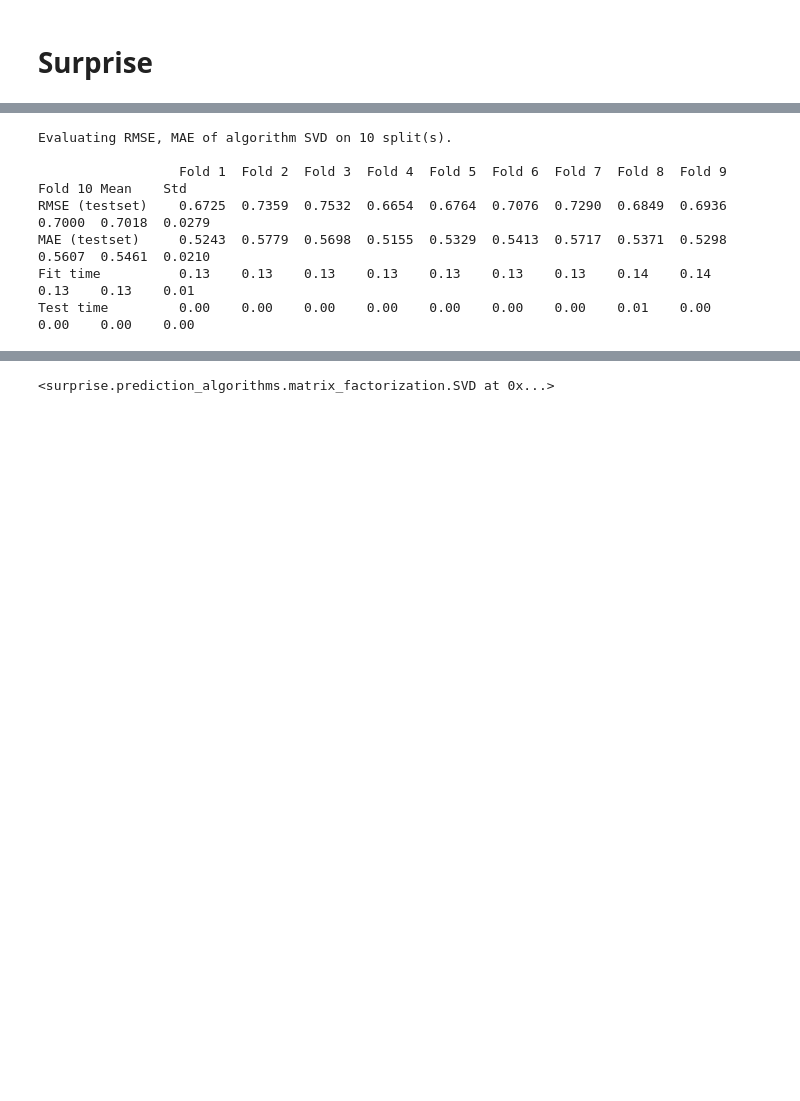
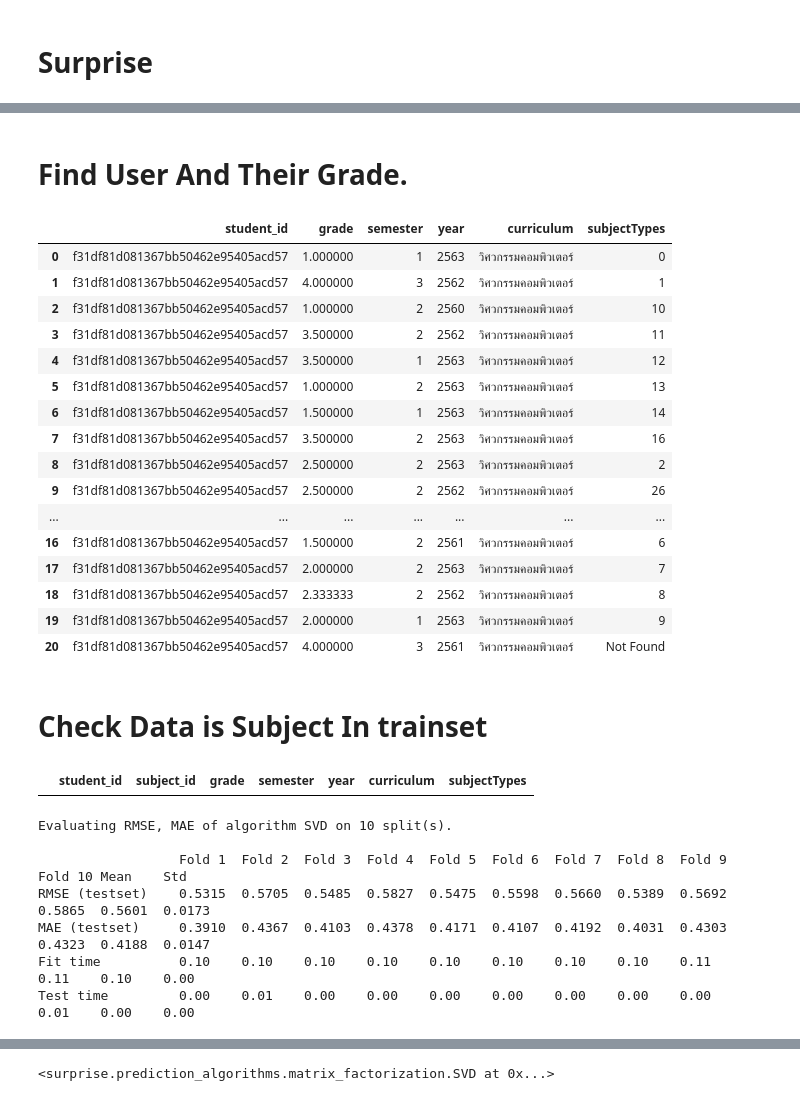
Before and after one commit to MashMaleLLO/Project_APS_CE_DEV, a Jupyter notebook: DataPrep_APS_CE.ipynb, the cells around one changed output, grey strips where cells are left out. Drawn from its saved outputs; the diff is of its cells as text; code cells hidden in the pictures; blank space fills up the shorter version.

```diff
--- a/DataPrep_APS_CE.ipynb
+++ b/DataPrep_APS_CE.ipynb
@@ -450,9 +476,41 @@ import numpy as np
+# %% [markdown]
+# **Find User And Their Grade.**
+# %%
+q_u_grade = "SELECT * FROM df_for_Com_Train_AVG WHERE student_id = 'f31df81d081367bb50462e95405acd57'"
+df_user_grade = sqldf(q_u_grade)
+df_user_grade
+# %% [output]
+|  | student_id | grade | semester | year | curriculum | subjectTypes |
+| 0 | f31df81d081367bb50462e95405acd57 | 1.000000 | 1 | 2563 | วิศวกรรมคอมพิวเตอร์ | 0 |
+| 1 | f31df81d081367bb50462e95405acd57 | 4.000000 | 3 | 2562 | วิศวกรรมคอมพิวเตอร์ | 1 |
+| 2 | f31df81d081367bb50462e95405acd57 | 1.000000 | 2 | 2560 | วิศวกรรมคอมพิวเตอร์ | 10 |
+| 3 | f31df81d081367bb50462e95405acd57 | 3.500000 | 2 | 2562 | วิศวกรรมคอมพิวเตอร์ | 11 |
+| 4 | f31df81d081367bb50462e95405acd57 | 3.500000 | 1 | 2563 | วิศวกรรมคอมพิวเตอร์ | 12 |
+| 5 | f31df81d081367bb50462e95405acd57 | 1.000000 | 2 | 2563 | วิศวกรรมคอมพิวเตอร์ | 13 |
+| 6 | f31df81d081367bb50462e95405acd57 | 1.500000 | 1 | 2563 | วิศวกรรมคอมพิวเตอร์ | 14 |
+| 7 | f31df81d081367bb50462e95405acd57 | 3.500000 | 2 | 2563 | วิศวกรรมคอมพิวเตอร์ | 16 |
+| 8 | f31df81d081367bb50462e95405acd57 | 2.500000 | 2 | 2563 | วิศวกรรมคอมพิวเตอร์ | 2 |
+| 9 | f31df81d081367bb50462e95405acd57 | 2.500000 | 2 | 2562 | วิศวกรรมคอมพิวเตอร์ | 26 |
+| ... | ... | ... | ... | ... | ... | ... |
+| 16 | f31df81d081367bb50462e95405acd57 | 1.500000 | 2 | 2561 | วิศวกรรมคอมพิวเตอร์ | 6 |
+| 17 | f31df81d081367bb50462e95405acd57 | 2.000000 | 2 | 2563 | วิศวกรรมคอมพิวเตอร์ | 7 |
+| 18 | f31df81d081367bb50462e95405acd57 | 2.333333 | 2 | 2562 | วิศวกรรมคอมพิวเตอร์ | 8 |
+| 19 | f31df81d081367bb50462e95405acd57 | 2.000000 | 1 | 2563 | วิศวกรรมคอมพิวเตอร์ | 9 |
+| 20 | f31df81d081367bb50462e95405acd57 | 4.000000 | 3 | 2561 | วิศวกรรมคอมพิวเตอร์ | Not Found |
+# %% [markdown]
+# **Check Data is Subject In trainset**
+# %%
+q_check_subject = "SELECT * FROM df_for_Com_Train WHERE subject_id = '01076420'"
+df_check_subject = sqldf(q_check_subject)
+df_check_subject
+# %% [output]
+|  | student_id | subject_id | grade | semester | year | curriculum | subjectTypes |
 # %%
 min_rating = 0
 max_rating = 4
 
 reader = Reader(rating_scale=(min_rating, max_rating))
-data = Dataset.load_from_df(df_for_Com_Train[['student_id', 'subjectTypes', 'grade']], reader)
+data = Dataset.load_from_df(df_for_Com_Train_AVG[['student_id', 'subjectTypes', 'grade']], reader)
 
 svd = SVD(n_epochs=10)
 results = cross_validate(svd, data, measures=['RMSE', 'MAE'], cv=10, verbose=True)
@@ -460,10 +518,10 @@ results = cross_validate(svd, data, measures=['RMSE', 'MAE'], cv=10, verbose=Tru
 Evaluating RMSE, MAE of algorithm SVD on 10 split(s).
 
                   Fold 1  Fold 2  Fold 3  Fold 4  Fold 5  Fold 6  Fold 7  Fold 8  Fold 9  Fold 10 Mean    Std
-RMSE (testset)    0.6725  0.7359  0.7532  0.6654  0.6764  0.7076  0.7290  0.6849  0.6936  0.7000  0.7018  0.0279
-MAE (testset)     0.5243  0.5779  0.5698  0.5155  0.5329  0.5413  0.5717  0.5371  0.5298  0.5607  0.5461  0.0210
-Fit time          0.13    0.13    0.13    0.13    0.13    0.13    0.13    0.14    0.14    0.13    0.13    0.01
-Test time         0.00    0.00    0.00    0.00    0.00    0.00    0.00    0.01    0.00    0.00    0.00    0.00
+RMSE (testset)    0.5315  0.5705  0.5485  0.5827  0.5475  0.5598  0.5660  0.5389  0.5692  0.5865  0.5601  0.0173
+MAE (testset)     0.3910  0.4367  0.4103  0.4378  0.4171  0.4107  0.4192  0.4031  0.4303  0.4323  0.4188  0.0147
+Fit time          0.10    0.10    0.10    0.10    0.10    0.10    0.10    0.10    0.11    0.11    0.10    0.00
+Test time         0.00    0.01    0.00    0.00    0.00    0.00    0.00    0.00    0.00    0.01    0.00    0.00
 # %%
 param_grid = {
   'n_factors': [20, 50, 100],
```
Also changed, not shown: parts of 26 cells of this notebook.
